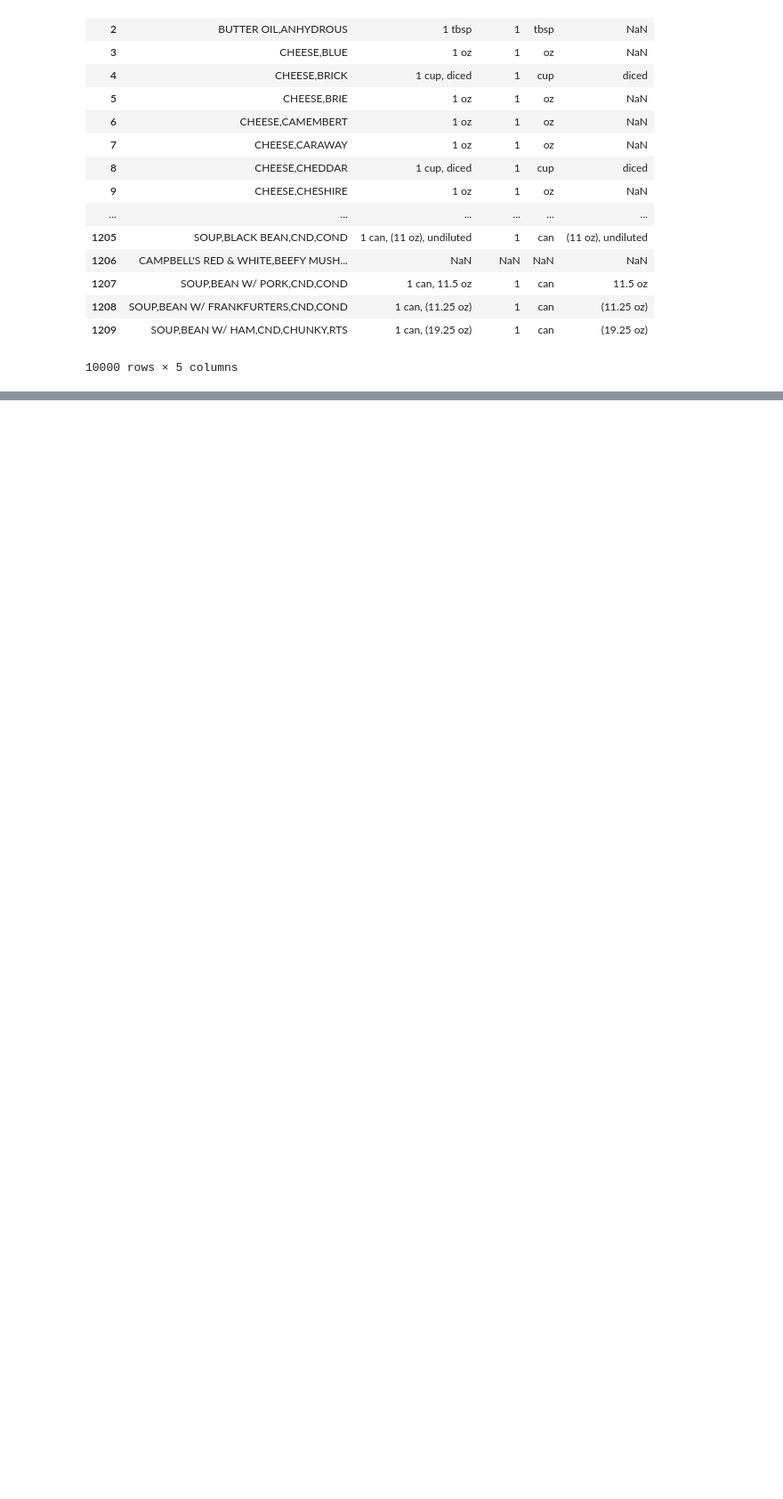
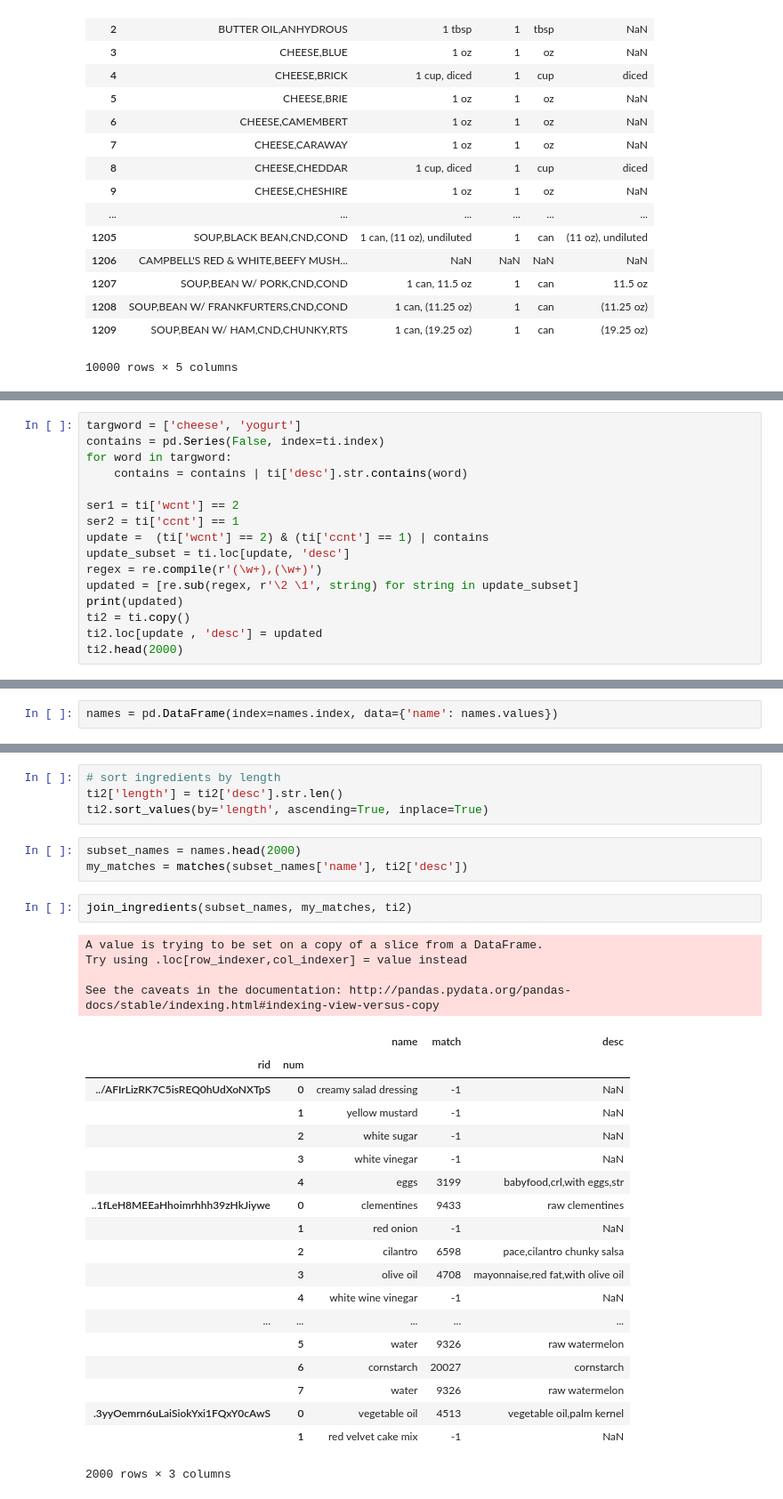
Before and after one commit to aliceedeng/SmartFridge, a Jupyter notebook: data_processing/join_review.ipynb, the cells around one changed output, grey strips where cells are left out. Shown at 89% size. Cells and saved outputs as stored; diff of their text form; blank space fills up the shorter version.

Commit message:
attempting to join ingredients (spoiler: Failing)

```diff
--- a/data_processing/join_review.ipynb
+++ b/data_processing/join_review.ipynb
@@ -103,0 +251,16 @@ unit_set
+# %%
+targword = ['cheese', 'yogurt']
+contains = pd.Series(False, index=ti.index)
+for word in targword:
+    contains = contains | ti['desc'].str.contains(word)
+
+ser1 = ti['wcnt'] == 2
+ser2 = ti['ccnt'] == 1
+update =  (ti['wcnt'] == 2) & (ti['ccnt'] == 1) | contains
+update_subset = ti.loc[update, 'desc']
+regex = re.compile(r'(\w+),(\w+)')
+updated = [re.sub(regex, r'\2 \1', string) for string in update_subset]
+print(updated)
+ti2 = ti.copy()
+ti2.loc[update , 'desc'] = updated
+ti2.head(2000)
@@ -103,0 +345,2 @@ unit_set
+# %%
+names = pd.DataFrame(index=names.index, data={'name': names.values})
@@ -103,0 +371,33 @@ unit_set
+# %%
+# sort ingredients by length
+ti2['length'] = ti2['desc'].str.len()
+ti2.sort_values(by='length', ascending=True, inplace=True)
+# %%
+subset_names = names.head(2000)
+my_matches = matches(subset_names['name'], ti2['desc'])
+# %%
+join_ingredients(subset_names, my_matches, ti2)
+# %% [output]
+A value is trying to be set on a copy of a slice from a DataFrame.
+Try using .loc[row_indexer,col_indexer] = value instead
+
+See the caveats in the documentation: http://pandas.pydata.org/pandas-docs/stable/indexing.html#indexing-view-versus-copy
+|  |  | name | match | desc |
+| rid | num |  |  |  |
+| ../AFIrLizRK7C5isREQ0hUdXoNXTpS | 0 | creamy salad dressing | -1 | NaN |
+|  | 1 | yellow mustard | -1 | NaN |
+|  | 2 | white sugar | -1 | NaN |
+|  | 3 | white vinegar | -1 | NaN |
+|  | 4 | eggs | 3199 | babyfood,crl,with eggs,str |
+| ..1fLeH8MEEaHhoimrhhh39zHkJiywe | 0 | clementines | 9433 | raw clementines |
+|  | 1 | red onion | -1 | NaN |
+|  | 2 | cilantro | 6598 | pace,cilantro chunky salsa |
+|  | 3 | olive oil | 4708 | mayonnaise,red fat,with olive oil |
+|  | 4 | white wine vinegar | -1 | NaN |
+| ... | ... | ... | ... | ... |
+|  | 5 | water | 9326 | raw watermelon |
+|  | 6 | cornstarch | 20027 | cornstarch |
+|  | 7 | water | 9326 | raw watermelon |
+| .3yyOemrn6uLaiSiokYxi1FQxY0cAwS | 0 | vegetable oil | 4513 | vegetable oil,palm kernel |
+|  | 1 | red velvet cake mix | -1 | NaN |
+2000 rows × 3 columns
```
Also changed, not shown: parts of 19 cells of this notebook, 6 other files.
